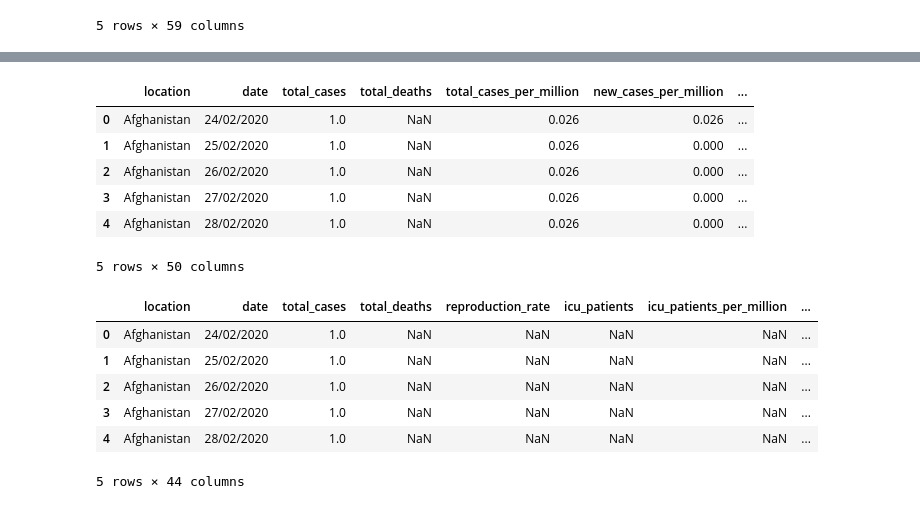
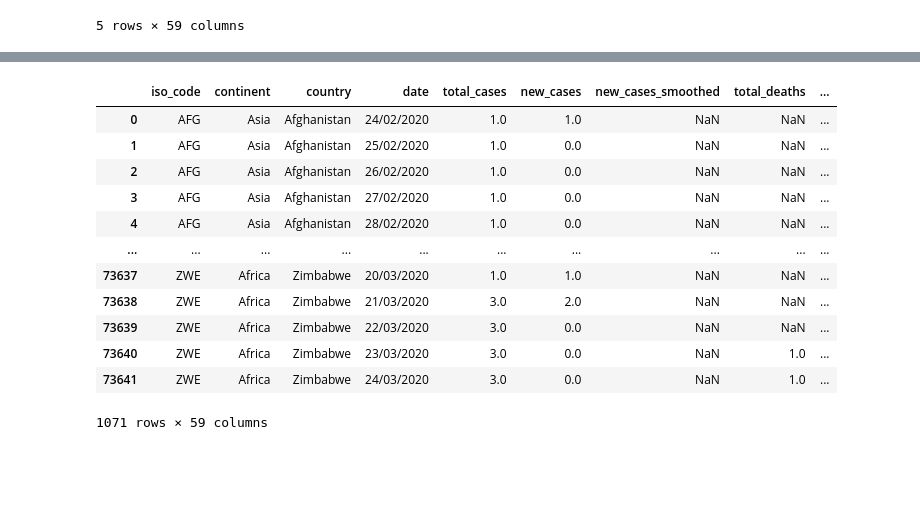
Before and after one commit to nooshink/ETL-Project, a Jupyter notebook: ETL.ipynb, the cells around one changed output, grey strips where cells are left out. Saved outputs shown, nothing was run; the diff lists cells and outputs as text; code cells hidden in the pictures; blank space fills up the shorter version.

```diff
--- a/ETL.ipynb
+++ b/ETL.ipynb
@@ -158,5 +6,5 @@ isodate
 # %%
-covid_data = pd.read_csv("covid_data_original.csv")
+covid_data = pd.read_csv("covid_data_original.csv", low_memory=False)
 # %%
 covid_data.head()
 # %% [output]
@@ -177,0 +36,2 @@ df = df.drop(df.columns[[0, 1, 5,6,8,9,-5,-6,-9]], axis=1)
+# %%
+grouped_df = df.groupby(['location']);
@@ -178,10 +62,16 @@ df = df.drop(df.columns[[0, 1, 5,6,8,9,-5,-6,-9]], axis=1)
 # %%
-df.head()
+grouped_df.head()
 # %% [output]
-|  | location | date | total_cases | total_deaths | total_cases_per_million | new_cases_per_million | ... |
-| 0 | Afghanistan | 24/02/2020 | 1.0 | NaN | 0.026 | 0.026 | ... |
-| 1 | Afghanistan | 25/02/2020 | 1.0 | NaN | 0.026 | 0.000 | ... |
-| 2 | Afghanistan | 26/02/2020 | 1.0 | NaN | 0.026 | 0.000 | ... |
-| 3 | Afghanistan | 27/02/2020 | 1.0 | NaN | 0.026 | 0.000 | ... |
-| 4 | Afghanistan | 28/02/2020 | 1.0 | NaN | 0.026 | 0.000 | ... |
+|  | iso_code | continent | country | date | total_cases | new_cases | new_cases_smoothed | total_deaths | ... |
+| 0 | AFG | Asia | Afghanistan | 24/02/2020 | 1.0 | 1.0 | NaN | NaN | ... |
+| 1 | AFG | Asia | Afghanistan | 25/02/2020 | 1.0 | 0.0 | NaN | NaN | ... |
+| 2 | AFG | Asia | Afghanistan | 26/02/2020 | 1.0 | 0.0 | NaN | NaN | ... |
+| 3 | AFG | Asia | Afghanistan | 27/02/2020 | 1.0 | 0.0 | NaN | NaN | ... |
+| 4 | AFG | Asia | Afghanistan | 28/02/2020 | 1.0 | 0.0 | NaN | NaN | ... |
+| ... | ... | ... | ... | ... | ... | ... | ... | ... | ... |
+| 73637 | ZWE | Africa | Zimbabwe | 20/03/2020 | 1.0 | 1.0 | NaN | NaN | ... |
+| 73638 | ZWE | Africa | Zimbabwe | 21/03/2020 | 3.0 | 2.0 | NaN | NaN | ... |
+| 73639 | ZWE | Africa | Zimbabwe | 22/03/2020 | 3.0 | 0.0 | NaN | NaN | ... |
+| 73640 | ZWE | Africa | Zimbabwe | 23/03/2020 | 3.0 | 0.0 | NaN | 1.0 | ... |
+| 73641 | ZWE | Africa | Zimbabwe | 24/03/2020 | 3.0 | 0.0 | NaN | 1.0 | ... |
-5 rows × 50 columns
+1071 rows × 59 columns
@@ -190,10 +77,0 @@ df = df.drop(df.columns[[4, 5,6,7,8,9]], axis=1)
-# %%
-df.head()
-# %% [output]
-|  | location | date | total_cases | total_deaths | reproduction_rate | icu_patients | icu_patients_per_million | ... |
-| 0 | Afghanistan | 24/02/2020 | 1.0 | NaN | NaN | NaN | NaN | ... |
-| 1 | Afghanistan | 25/02/2020 | 1.0 | NaN | NaN | NaN | NaN | ... |
-| 2 | Afghanistan | 26/02/2020 | 1.0 | NaN | NaN | NaN | NaN | ... |
-| 3 | Afghanistan | 27/02/2020 | 1.0 | NaN | NaN | NaN | NaN | ... |
-| 4 | Afghanistan | 28/02/2020 | 1.0 | NaN | NaN | NaN | NaN | ... |
-5 rows × 44 columns
```
Also changed, not shown: parts of 33 cells of this notebook, 2 other files.
